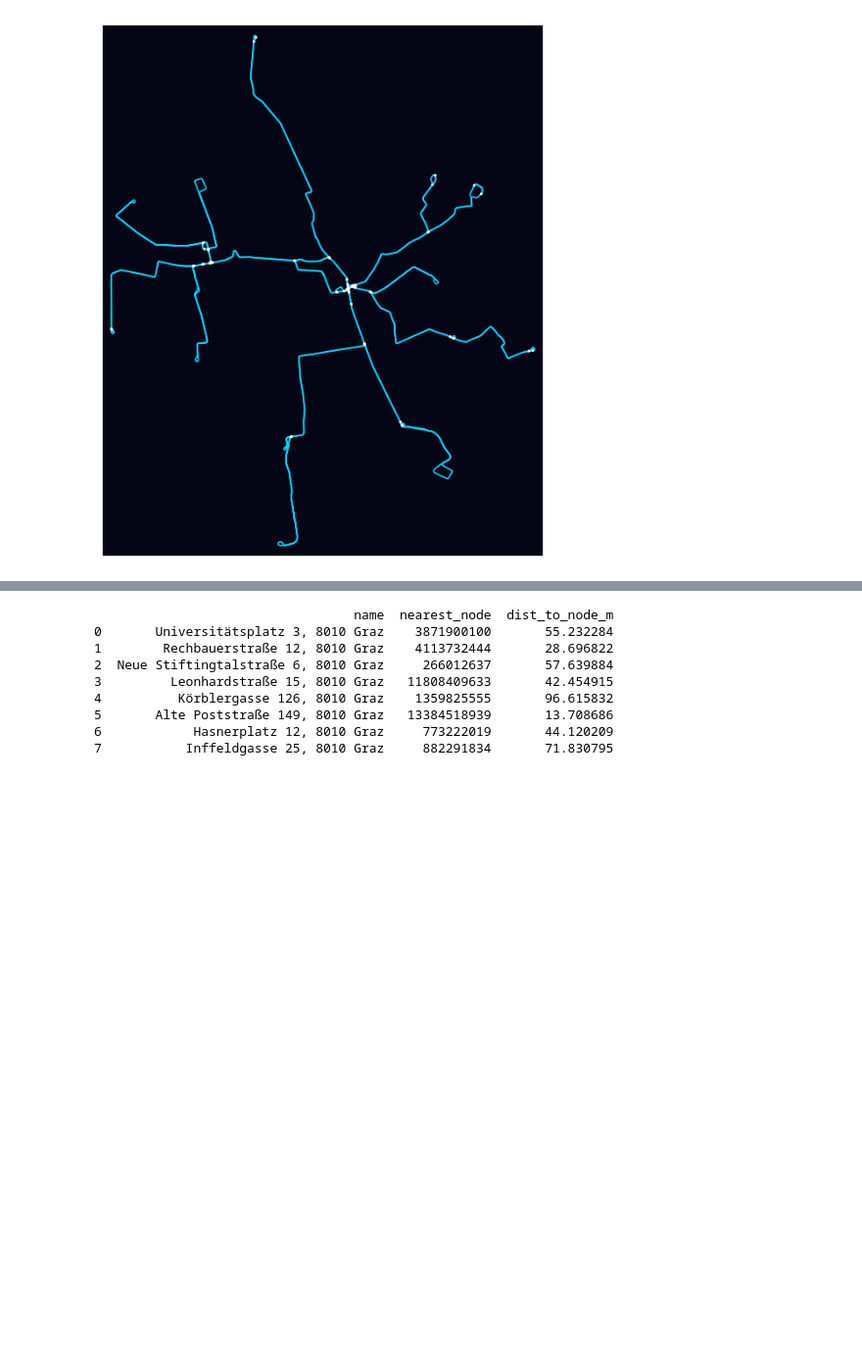
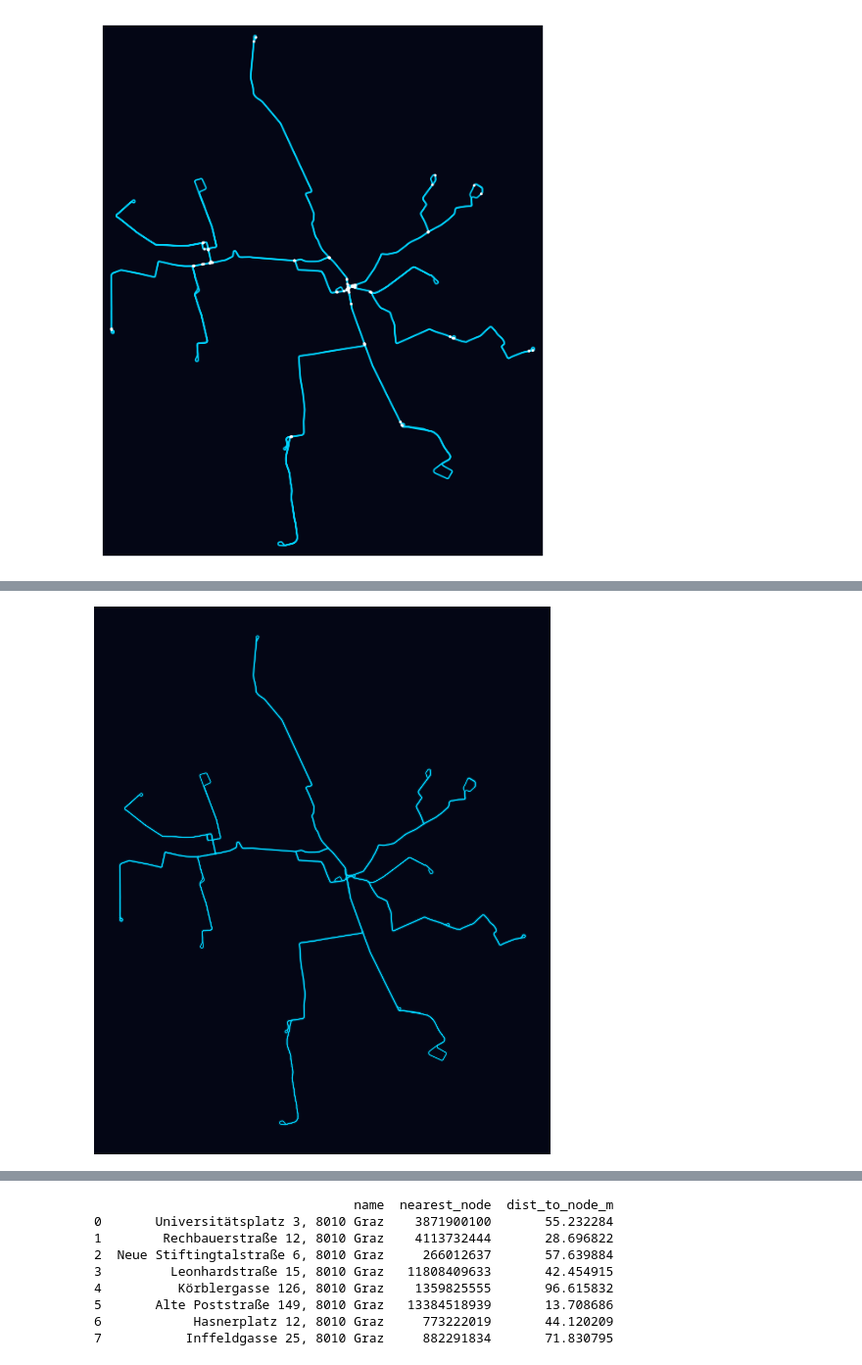
Before and after one commit to cryogen-tara/final-project-group1-cycling-network, a Jupyter notebook: notebooks/final-project-gr1.ipynb, the cells around one changed output, grey strips where cells are left out. Shown at 98% size. Drawn from its saved outputs; the diff is of its cells as text; code cells hidden in the pictures; blank space fills up the shorter version.

Commit message:
clean, alternative network, pre-processing

```diff
--- a/notebooks/final-project-gr1.ipynb
+++ b/notebooks/final-project-gr1.ipynb
@@ -816,0 +897,82 @@ fig, ax = ox.plot_graph(
+# %%
+#with nodes but not shown in the plot
+
+
+
+def get_tram_network(place: str, main_crs: str):
+    tram_filter = (
+        '["railway"="tram"]'
+        '["service"!="yard"]'
+        '["service"!="siding"]'
+        '["service"!="spur"]'
+    )
+
+    tram = ox.graph_from_place(
+        place,
+        custom_filter=tram_filter,
+        simplify=True,
+        retain_all=True
+    )
+
+    tram = ox.project_graph(tram, to_crs=main_crs)
+
+    largest_wcc_nodes = max(nx.weakly_connected_components(tram), key=len)
+    tram_main = tram.subgraph(largest_wcc_nodes).copy()
+
+    nodes_gdf, edges_gdf = ox.graph_to_gdfs(tram_main, nodes=True, edges=True)
+
+    if "length" not in edges_gdf.columns:
+        edges_gdf["length"] = edges_gdf.geometry.length
+    else:
+        edges_gdf["length"] = edges_gdf["length"].fillna(edges_gdf.geometry.length)
+
+    keep_cols = ["geometry", "length", "name", "service", "railway"]
+    keep_cols = [c for c in keep_cols if c in edges_gdf.columns]
+    tram_lines = gpd.GeoDataFrame(edges_gdf[keep_cols].copy(), geometry="geometry", crs=nodes_gdf.crs)
+
+    return tram_main, tram_lines
+
+
+def plot_tram_lines_neon(
+    tram_lines: gpd.GeoDataFrame,
+    out_png: str | None = None,
+    figsize=(10, 10),
+    facecolor="#040615",
+    linecolor="#00d4ff",
+    glow_width=4.0,
+    glow_alpha=0.12,
+    core_width=1.2,
+    core_alpha=0.95,
+    dpi=300
+):
+    fig, ax = plt.subplots(figsize=figsize)
+    fig.patch.set_facecolor(facecolor)
+    ax.set_facecolor(facecolor)
+
+    tram_lines.plot(ax=ax, linewidth=glow_width, alpha=glow_alpha, color=linecolor)
+    tram_lines.plot(ax=ax, linewidth=core_width, alpha=core_alpha, color=linecolor)
+
+    ax.set_axis_off()
+    plt.tight_layout(pad=0)
+
+    if out_png:
+        os.makedirs(os.path.dirname(out_png), exist_ok=True)
+        fig.savefig(out_png, facecolor=facecolor, bbox_inches="tight", pad_inches=0, dpi=dpi)
+        print("Saved:", out_png)
+
+    plt.show()
+    return fig, ax
+
+
+# ---- Run ----
+place = "Graz, Austria"
+main_crs = "EPSG:31256"
+
+tram_main, tram_lines = get_tram_network(place, main_crs)
+
+print("Tram graph nodes:", tram_main.number_of_nodes(), "edges:", tram_main.number_of_edges())
+print("Tram lines (edges) rows:", len(tram_lines))
+display(tram_lines.head())
+
+plot_tram_lines_neon(tram_lines, out_png="outputs/figures/tram_lines_neon.png")
+# %% [output]
@@ -816,0 +989 @@ fig, ax = ox.plot_graph(
+[figure, added]
```
Also changed, not shown: parts of 60 cells of this notebook.
